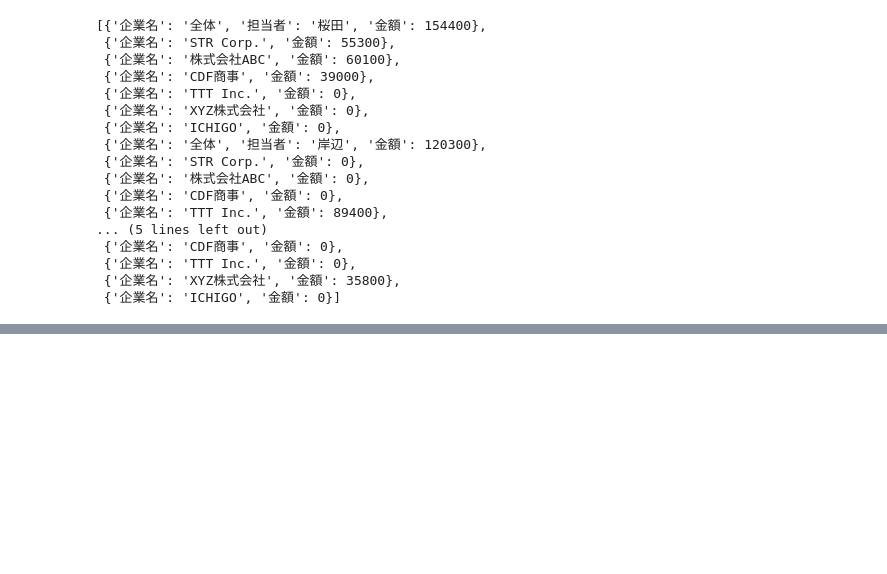
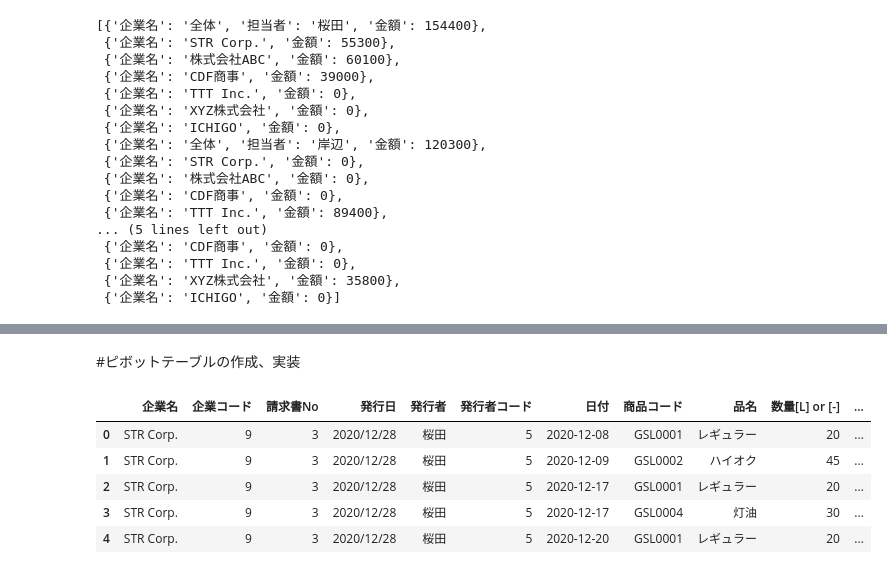
Before and after one commit to hatyato/hangman, a Jupyter notebook: 請求書まとめ.ipynb, the cells around one changed output, grey strips where cells are left out. Drawn from its saved outputs; the diff is of its cells as text; code cells hidden in the pictures; blank space fills up the shorter version.

```diff
--- a/請求書まとめ.ipynb
+++ b/請求書まとめ.ipynb
@@ -586,0 +671,12 @@ pd.DataFrame(total_res,columns=['担当者',　'企業名',　'金額'])
+# %% [markdown]
+#ピボットテーブルの作成、実装
+# %%
+df = pd.read_excel('/content/output/all_data_02.xlsx')
+df.head()
+# %% [output]
+|  | 企業名 | 企業コード | 請求書No | 発行日 | 発行者 | 発行者コード | 日付 | 商品コード | 品名 | 数量[L] or [-] | ... |
+| 0 | STR Corp. | 9 | 3 | 2020/12/28 | 桜田 | 5 | 2020-12-08 | GSL0001 | レギュラー | 20 | ... |
+| 1 | STR Corp. | 9 | 3 | 2020/12/28 | 桜田 | 5 | 2020-12-09 | GSL0002 | ハイオク | 45 | ... |
+| 2 | STR Corp. | 9 | 3 | 2020/12/28 | 桜田 | 5 | 2020-12-17 | GSL0001 | レギュラー | 20 | ... |
+| 3 | STR Corp. | 9 | 3 | 2020/12/28 | 桜田 | 5 | 2020-12-17 | GSL0004 | 灯油 | 30 | ... |
+| 4 | STR Corp. | 9 | 3 | 2020/12/28 | 桜田 | 5 | 2020-12-20 | GSL0001 | レギュラー | 20 | ... |
```
Also changed, not shown: parts of 19 cells of this notebook.
